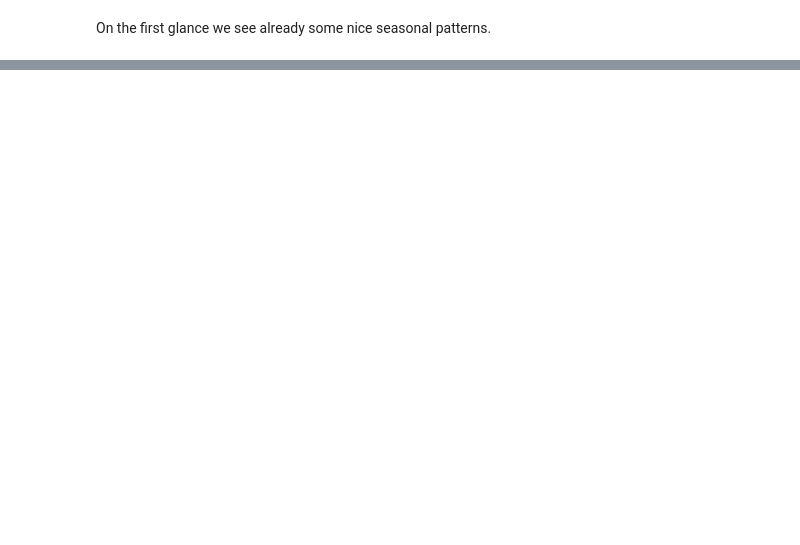
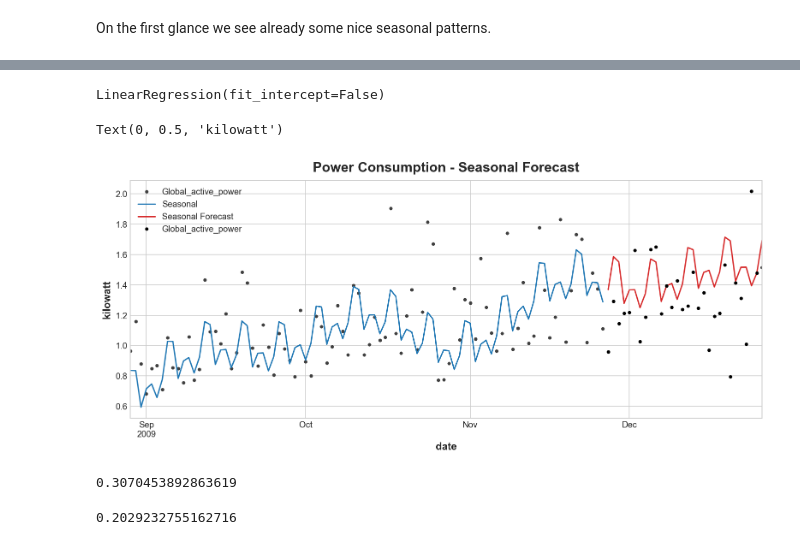
Before and after one commit to sekR4/ts-practice, a Jupyter notebook: src/draft.ipynb, the cells around one changed output, grey strips where cells are left out. Drawn from its saved outputs; the diff is of its cells as text; code cells hidden in the pictures; blank space fills up the shorter version.

```diff
--- a/src/draft.ipynb
+++ b/src/draft.ipynb
@@ -104,0 +155,17 @@ On the first glance we see already some nice seasonal patterns.
+# %%
+
+fourier = CalendarFourier(freq="A", order=12)  # 12 sin/cos pairs for "A"nnual seasonality
+# semiannual (2) + quarterly (4) ~ 6 sin/cos pairs per year
+
+
+dp = DeterministicProcess(
+    index=X_train.index,
+    constant=True,               # dummy feature for bias (y-intercept)
+    order=1,                     # trend (order 1 means linear)
+    seasonal=True,               # weekly seasonality (indicators)
+    additional_terms=[fourier],  # annual seasonality (fourier)
+    drop=True,                   # drop terms to avoid collinearity
+)
+
+X_train_dp = dp.in_sample()
+X_train_dp.head(3)
@@ -104,0 +183,38 @@ On the first glance we see already some nice seasonal patterns.
+# %%
+y_train = y.iloc[:-365].copy()
+y_test = y[y.index > y_train.index.max()]
+# %%
+
+model = LinearRegression(fit_intercept=False)
+model.fit(X_train_dp, y_train)
+# %% [output]
+LinearRegression(fit_intercept=False)
+# %%
+y_pred = pd.Series([i for i in np.squeeze(model.predict(X_train_dp))], index=y_train.index)
+
+forecast_n_days = 30
+forecast_index = pd.date_range(y_train.index.max(), periods=forecast_n_days+1).tolist()[1:]
+
+X_fore = dp.out_of_sample(steps=forecast_n_days,forecast_index=forecast_index)
+y_fore = pd.Series([i for i in np.squeeze(model.predict(X_fore))], index=X_fore.index)
+
+last_n_days = 90 # for zooming in
+ax = y_train.iloc[-last_n_days:].plot(color='0.25', style='.', title="Power Consumption - Seasonal Forecast")
+ax = y_pred.iloc[-last_n_days:].plot(ax=ax, label="Seasonal")
+ax = y_fore.plot(ax=ax, label="Seasonal Forecast", color='C3')
+ax = y_test.iloc[:forecast_n_days].plot(ax=ax, style='.', color="black")
+_ = ax.legend()
+plt.ylabel("kilowatt")
+# %% [output]
+Text(0, 0.5, 'kilowatt')
+[figure, added]
+# %%
+# RMSE
+mean_squared_error(y_true=y_test.iloc[:forecast_n_days], y_pred=y_fore, squared=False)
+# %% [output]
+0.3070453892863619
+# %%
+# MAPE
+mean_absolute_percentage_error(y_true=y_test.iloc[:forecast_n_days], y_pred=y_fore)
+# %% [output]
+0.2029232755162716
```
Also changed, not shown: parts of 11 cells of this notebook, 2 other files.
